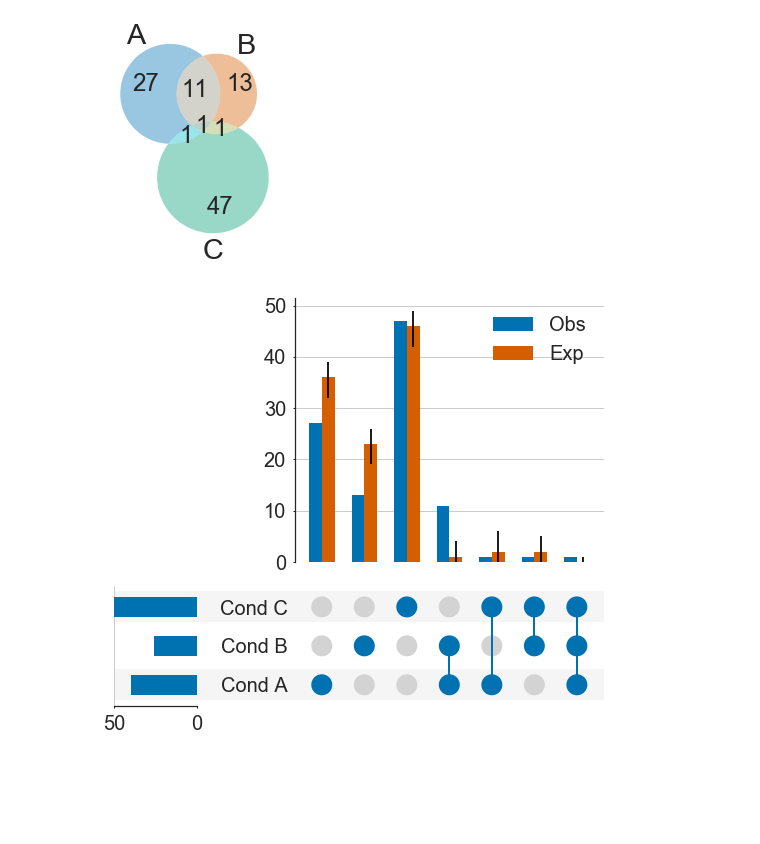
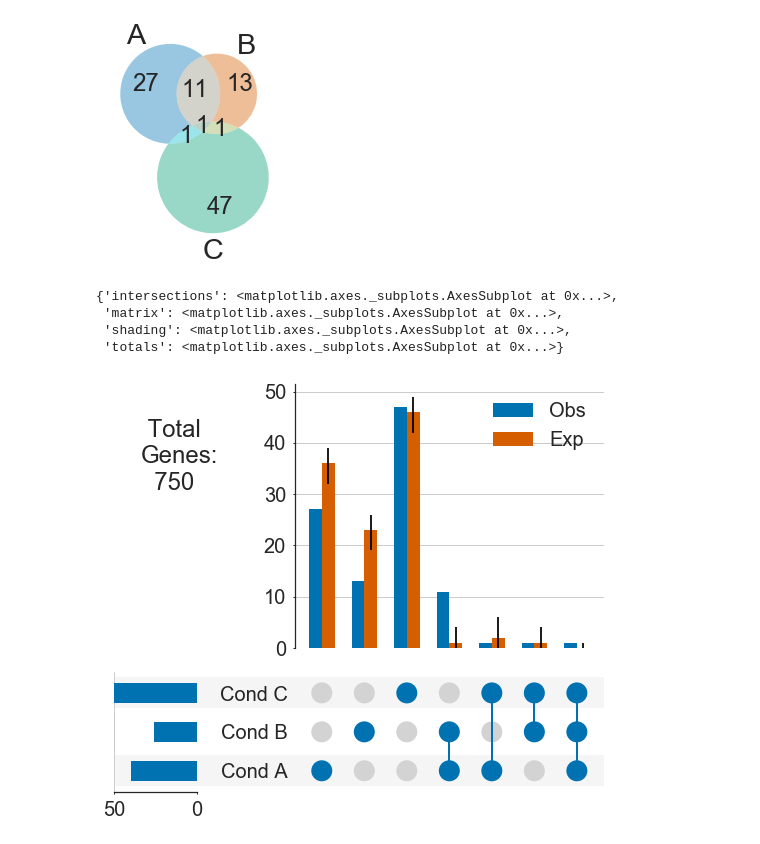
Before and after one commit to mparker2/UpSetPlot, a Jupyter notebook: examples/example.ipynb, the cells around one changed output. Cells and saved outputs as stored; diff of their text form; code cells hidden in the pictures; blank space fills up the shorter version.

```diff
--- a/examples/example.ipynb
+++ b/examples/example.ipynb
@@ -69,17 +69,31 @@ vn.venn3([set(genes_cond_a), set(genes_cond_b), set(genes_cond_c)],
 plt.show()
 # %% [output]
 [figure]
+# %%
+u
+# %% [output]
+{'intersections': <matplotlib.axes._subplots.AxesSubplot at 0x...>,
+ 'matrix': <matplotlib.axes._subplots.AxesSubplot at 0x...>,
+ 'shading': <matplotlib.axes._subplots.AxesSubplot at 0x...>,
+ 'totals': <matplotlib.axes._subplots.AxesSubplot at 0x...>}
 # %%
-upsetplot(experiment,
-          sort_by='degree',
-          sort_sets_by=None,
-          bootstrap_expected=True,
-          global_set_size=len(all_genes),
-          n_boot=1000, ci=95,
-          orientation='horizontal',
-          discard_union_difference=True,
-          facecolor=pal.as_hex()[0], exp_facecolor=pal.as_hex()[1],
-          element_size=60)
+u = upsetplot(
+    experiment,
+    sort_by='degree',
+    sort_sets_by=None,
+    bootstrap_expected=True,
+    global_set_size=len(all_genes),
+    n_boot=1000, ci=95,
+    orientation='horizontal',
+    discard_union_difference=True,
+    facecolor=pal.as_hex()[0],
+    exp_facecolor=pal.as_hex()[1],
+    element_size=60
+)
+ax = u['intersections']
+ax.annotate(s=' Total\nGenes:\n  {:d}'.format(len(all_genes)),
+            xy=(-0.5, 0.6),
+            xycoords='axes fraction')
 plt.show()
 # %% [output]
-[figure, old version]
+[figure, new version]
```
Also changed, not shown: parts of 1 cell of this notebook.
